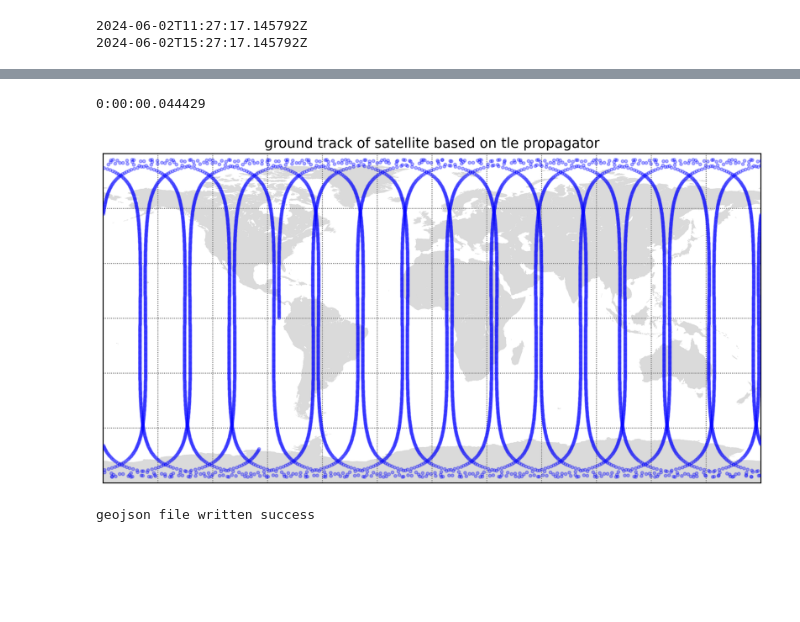
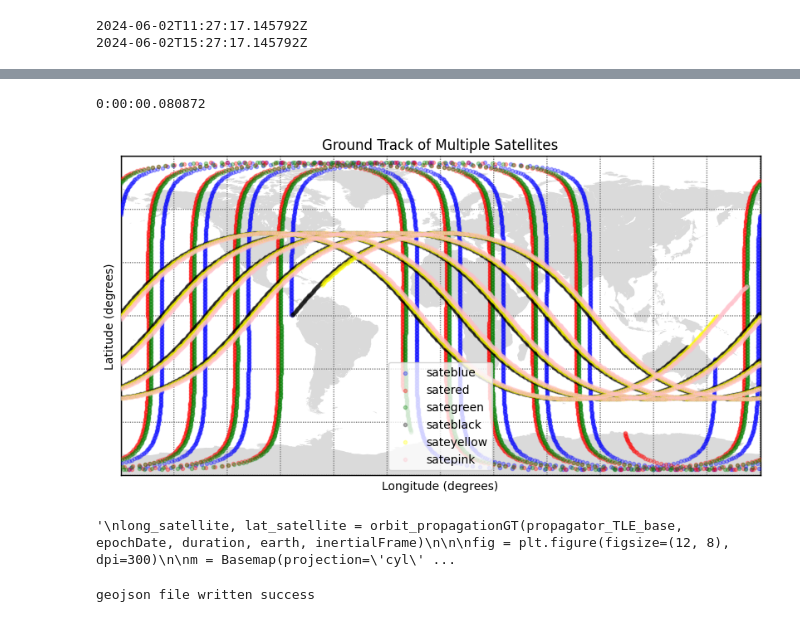
Before and after one commit to amarnepali/masterResearchProj, a Jupyter notebook: Constellation_And_Detection.ipynb, the cells around one changed output, grey strips where cells are left out. Saved outputs shown, nothing was run; the diff lists cells and outputs as text; code cells hidden in the pictures; blank space fills up the shorter version.

```diff
--- a/Constellation_And_Detection.ipynb
+++ b/Constellation_And_Detection.ipynb
@@ -421,6 +438,7 @@ timeForSat2T = initialDate.shiftedBy(60.0* 60.0* 7.0)
 timeForSat3T = initialDate.shiftedBy(60.0* 60.0* 15.0)
 
 
+epoch = AbsoluteDate(2024,6,1,0,0,0.0,utc)
 def create_orbit_propagator(semi_axis_km, ecc, i_degree, a_p_degree, raan_degree, ma_degree, epoch):
     orbit = KeplerianOrbit(semi_axis_km * 1000, ecc, radians(i_degree), radians(a_p_degree), radians(raan_degree),
                            radians(ma_degree), PositionAngleType.MEAN, FramesFactory.getEME2000(), epoch, Constants.WGS84_EARTH_MU)
@@ -482,16 +509,15 @@ codeblockStartTime = datetime.now()
 
 satellites_Positions = propagator_to_statePosition(OurPropagators, 60.0, 120.0 * 60.0)
 
-czml_data = generate_czml(satellites_Positions)
 
 
 # Save to CZML file
-with open('satellites_Propagator.czml', 'w') as f:
+with open('satellites_Propagator_with_areaOfInterest.czml', 'w') as f:
     json.dump(czml_data, f, indent=4)
 
 print(datetime.now() - codeblockStartTime)
 # %% [output]
-0:00:00.044429
+0:00:00.080872
 # %%
 """
 To visualize the groundtrack of satelltite in 2d
@@ -523,35 +549,71 @@ def orbit_propagationGT(propagator, startTime, duration, earth, inertialFrame):
 
     subpoint = [earth.transform(tp, inertialFrame, tt)  for tt, tp in zip(t,p)]
 
     latitude_sat = np.degrees([gp.getLatitude()  for gp in subpoint])
     longitude_sat = np.degrees([gp.getLongitude() for gp in subpoint])
     return longitude_sat, latitude_sat
 
 
 
+# Create a plot for all satellite ground tracks
+fig= plt.figure(figsize=(10, 5))
+duration = 60.0 * 60.0 *8
+m = Basemap(projection='cyl',
+            resolution='l',
+            area_thresh=None)
+m.drawmapboundary()     # fill_color='aqua')
+m.fillcontinents(color='#dadada', lake_color='white')
+m.drawmeridians(np.arange(-180, 180, 30), color='gray')
+m.drawparallels(np.arange(-90, 90, 30), color='gray')
+color= ['blue', 'red','green','black','yellow','pink']
+for propagator, color in zip(OurPropagators,color):
+
+    long, lat= orbit_propagationGT(propagator, epochDate, duration, earth, inertialFrame)
+    m.scatter(long, lat, alpha=0.3, color=color, zorder=3, marker='.',label="sate"+color)
+
+
+# Add plot details
+plt.title(f"Ground Track of Multiple Satellites")
+plt.xlabel('Longitude (degrees)')
+plt.ylabel('Latitude (degrees)')
+plt.grid(True)
+plt.legend()
+
+# # Add map boundaries
+# plt.xlim(-180, 180)
+# plt.ylim(-90, 90)
+# plt.xticks(np.arange(-180, 181, 30))
+# plt.yticks(np.arange(-90, 91, 30))
+
+# Show plot
+plt.show()
+
 # plot the map and groundtrack of satellite using matplotlib
 duration = 60.0 * 60.0 * 24.0 #for 1days
-
+"""
 long_satellite, lat_satellite = orbit_propagationGT(propagator_TLE_base, epochDate, duration, earth, inertialFrame)
 
 
 fig = plt.figure(figsize=(12, 8), dpi=300)
 
 m = Basemap(projection='cyl',
             resolution='l',
             area_thresh=None)
 
 m.drawmapboundary()     # fill_color='aqua')
 m.fillcontinents(color='#dadada', lake_color='white')
 m.drawmeridians(np.arange(-180, 180, 30), color='gray')
 m.drawparallels(np.arange(-90, 90, 30), color='gray')
 m.scatter(long_satellite, lat_satellite, alpha=0.3, color='blue', zorder=3, marker='.')
 
 
 plt.title("ground track of satellite based on tle propagator", fontsize=14)
 plt.show()
+
+"""
 # %% [output]
-[figure, old version]
+[figure, new version]
+'\nlong_satellite, lat_satellite = orbit_propagationGT(propagator_TLE_base, epochDate, duration, earth, inertialFrame)\n\n\nfig = plt.figure(figsize=(12, 8), dpi=300)\n\nm = Basemap(projection=\'cyl\' ...
 # %%
 """
 Heres the method defined, to get the circular footprint of satellite at any specific epochDate only, or at any single point of spacecraftstate position
```
Also changed, not shown: parts of 10 cells of this notebook, 7 other files.
